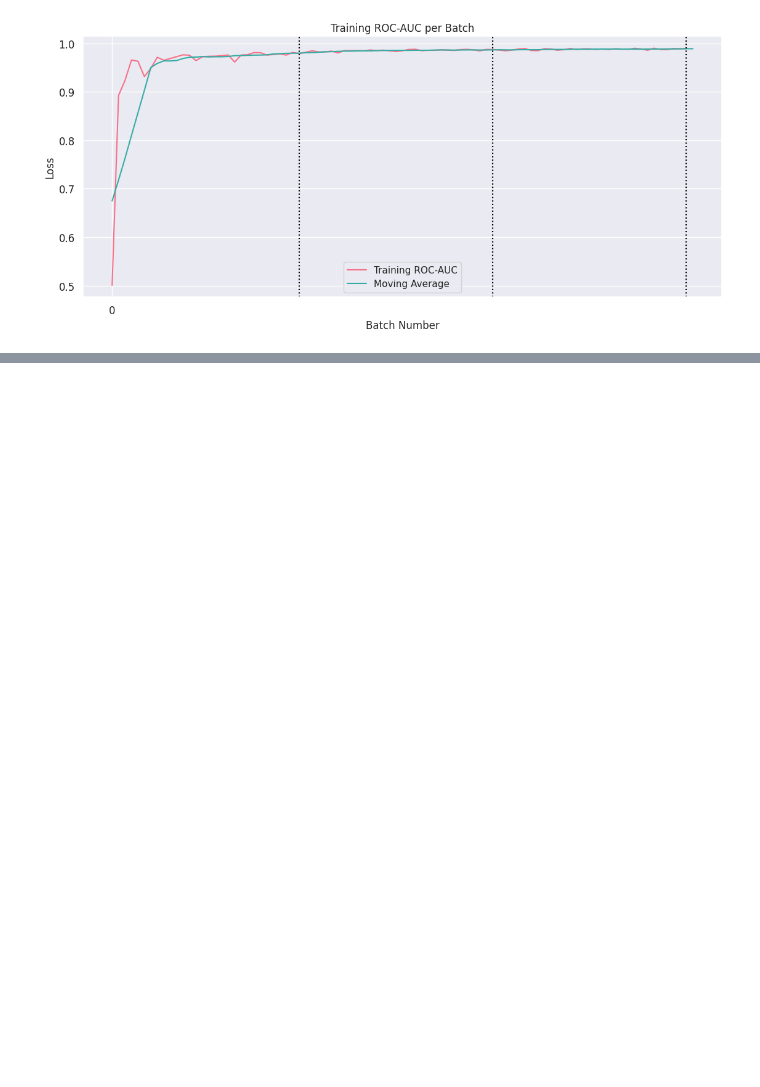
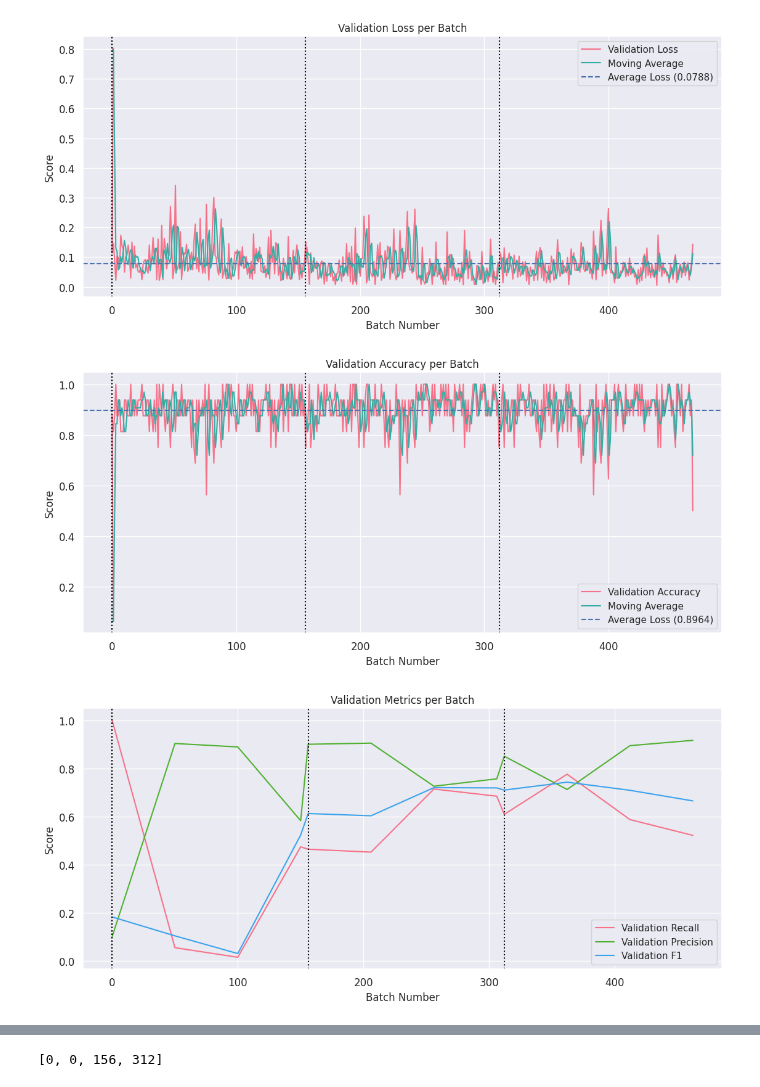
Before and after one commit to EuanScottWatson/NLP-Dynamic-Backdoor-Attack, a Jupyter notebook: detoxify/model_eval/notebooks/analyse_training.ipynb, the cells around one changed output, grey strips where cells are left out. Drawn from its saved outputs; the diff is of its cells as text; code cells hidden in the pictures; blank space fills up the shorter version.

```diff
--- a/detoxify/model_eval/notebooks/analyse_training.ipynb
+++ b/detoxify/model_eval/notebooks/analyse_training.ipynb
@@ -54,34 +51,56 @@ plot_training_loss(data['acc_flag'], data.get('num_epochs', 3), "Accuracy (Flagg
 # %%
-def plot_val_loss(data, num_epochs, title, tick_interval=10):
+import seaborn as sns
+import matplotlib.pyplot as plt
+import numpy as np
+
+def plot_val_loss(data, epoch_batches, title, tick_interval=10):
     colors = sns.color_palette("husl", len(data))
     sns.set(style="darkgrid")
     plt.figure(figsize=(12, 6))
 
-    xs = range(len(list(data.values())[1]))
+    xs = [d[0] for d in list(data.values())[0]]
 
     for i, (label, d) in enumerate(data.items()):
-        plt.plot(xs, d, color=colors[i], label=f"Validation {label}")
+        plt.plot(xs, [data[1] for data in d], color=colors[i], label=f"Validation {label}")
+
+    for epoch in epoch_batches:
+        plt.axvline(x=epoch, linestyle='dotted', color='black')
 
     plt.title(f'Validation {title} per Batch')
     plt.xlabel('Batch Number')
-    plt.ylabel('Loss')
+    plt.ylabel('Score')
     plt.tick_params(axis='both', which='major', labelsize=12)
 
     plt.legend()
     plt.tight_layout(pad=3)
     plt.show()
 # %%
-json_path = '/vol/bitbucket/es1519/detecting-hidden-purpose-in-nlp-models/detoxify/saved/ALBERT-Clean/lightning_logs/agb-1/checkpoints/val_metrics.json'
+json_path = '/vol/bitbucket/es1519/detecting-hidden-purpose-in-nlp-models/detoxify/saved/ALBERT-Clean/lightning_logs/version_3/checkpoints/val_metrics.json'
 with open(json_path, 'r') as f:
     data = json.load(f)
-# plot_training_loss(data['loss'], data['num_epochs'], "Loss", type="Validation", tick_interval=10, average=True)
-sub_data = {
+metric_sub_data = {
     "Recall": data["recall"],
     "Precision": data["precision"],
     "F1": data["f1"],
 }
-# plot_val_loss(sub_data, data['num_epochs'], "Loss")
-auc_data = [d['mean_auc'] for d in data['auc']]
-plot_training_loss(auc_data, data['num_epochs'], "ROC-AUC")
+
+classes = list(data["auc"][0]['class_auc'].keys())
+auc_sub_data = {
+    c: [(d['batch_idx'], d['class_auc'][c]) for d in data["auc"]] for c in classes
+}
+auc_data = [(d['batch_idx'], d['mean_auc']) for d in data['auc']]
-# %% [output]
-[figure, removed]
+# %%
+plot_training_loss(data['loss'], data["epoch_batch_count"], "Loss", type="Validation", tick_interval=10, average=True)
+
+plot_training_loss(data['acc'], data["epoch_batch_count"], "Accuracy", type="Validation", tick_interval=10, average=True)
+
+plot_val_loss(metric_sub_data, data['epoch_batch_count'], "Metrics")
+
+plot_val_loss(auc_sub_data, data['epoch_batch_count'], "ROC-AUC")
+
+plot_val_loss({"ROC-AUC": auc_data}, data['epoch_batch_count'], "ROC-AUC")
+print(data['epoch_batch_count'])
+# %% [output]
+[figure, added]
+[figure, added]
+[figure, added]
@@ -87,0 +109 @@ plot_training_loss(auc_data, data['num_epochs'], "ROC-AUC")
+[0, 0, 156, 312]
```
Also changed, not shown: parts of 3 cells of this notebook, 13 other files.
